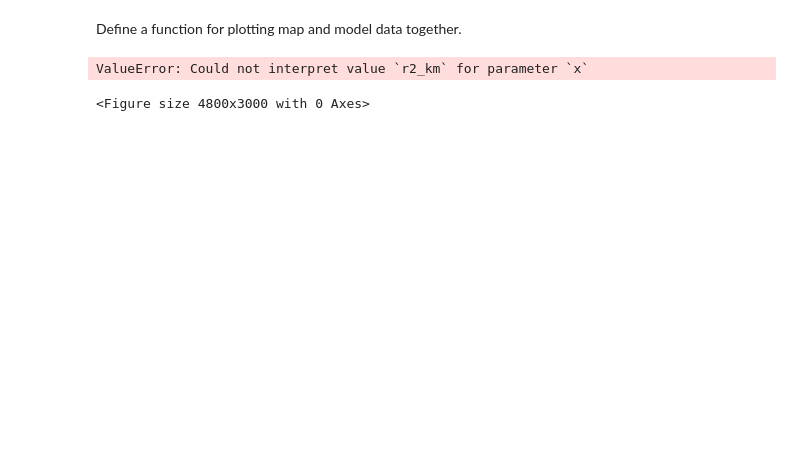
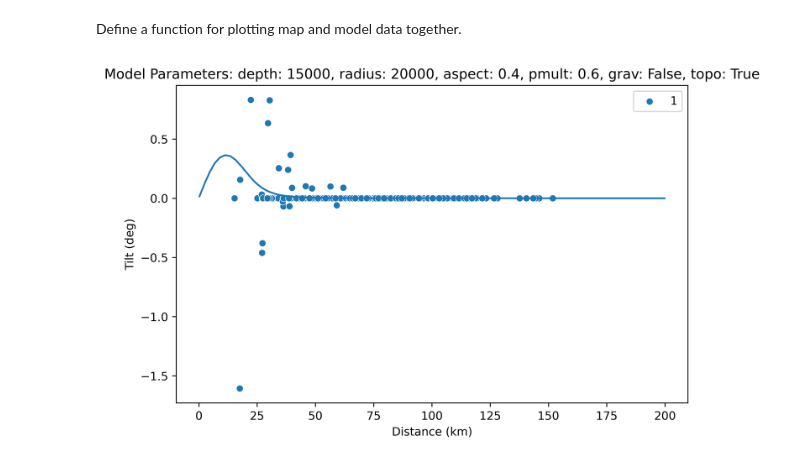
Before and after one commit to hernypeterson/thesis, a Jupyter notebook: code.ipynb, the cells around one changed output. Cells and saved outputs as stored; diff of their text form; code cells hidden in the pictures; blank space fills up the shorter version.

```diff
--- a/code.ipynb
+++ b/code.ipynb
@@ -741,36 +768,35 @@ Define a function for plotting map and model data together.
 # %%
 def combined_plot(sweep: ParamSweep, centers: list[Center], name: str = None): # type: ignore
     fig = plt.figure(figsize=(8, 5), dpi=600)
 
     for model in sweep.models:
         label = '{}'.format({param: model.params[param] for param in sweep.variables})
         label = label.replace("{", "")
         label = label.replace("}", "")
         label = label.replace("'", "")
-        sns.lineplot(data=model.attributes, y="tilt", x="r2_km", label=label)
+        sns.lineplot(data=model.attributes, y="tilt", x="dist_km", label=label)
 
     for center in centers:
-        sns.scatterplot(data=center.data, x='DIST', y='TILT', label=center.cID)
+        sns.scatterplot(data=center.data, x='dist_km', y='tilt', label=center.cID)
 
     model_title = f'{sweep.constants}'
     model_title = model_title.replace("{", "")
     model_title = model_title.replace("}", "")
     model_title = model_title.replace("'", "")
     plt.title(f"Radial Tilt: {model_title}")
 
-    plt.title(f"Tilt for Model Parameters: {model_title}")
+    plt.title(f"Model Parameters: {model_title}")
     plt.xlabel("Distance (km)")
     plt.ylabel("Tilt (deg)")
     plt.legend()
 
     # save plot with name if passed as argument
     if name is not None:
         save_pdf(name)
 
-combined_plot(grav_topo_test, [centers_calc[0]])
+combined_plot(mogi_shallow_oblate_test_sweep, [centers_calc[0]])
 # %% [output]
-ValueError: Could not interpret value `r2_km` for parameter `x`
-<Figure size 4800x3000 with 0 Axes>
+[figure, added]
 # %%
 params, cov = curve_fit(mogi_tilt, centers_calc[0].data['DIST'], centers_calc[0].data['TILT'])
 1/params[0]
```
Also changed, not shown: parts of 13 cells of this notebook, 3 other files.
